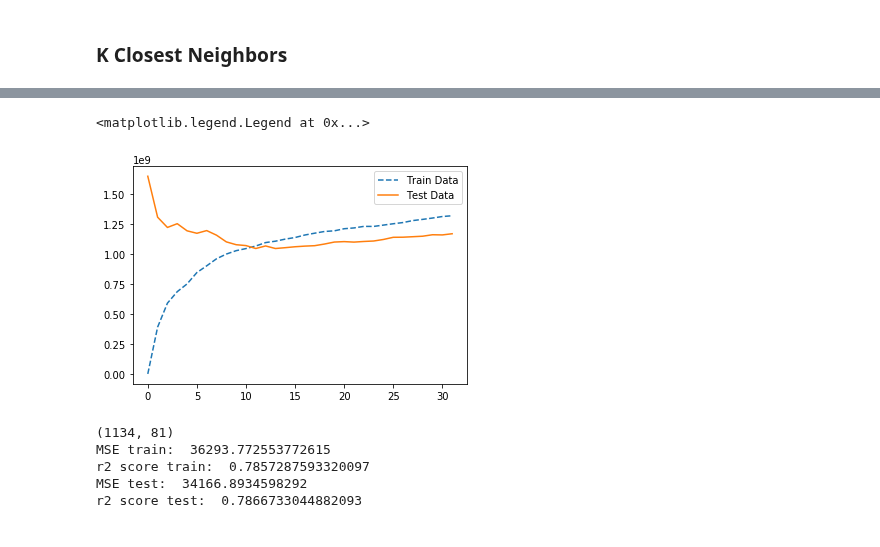
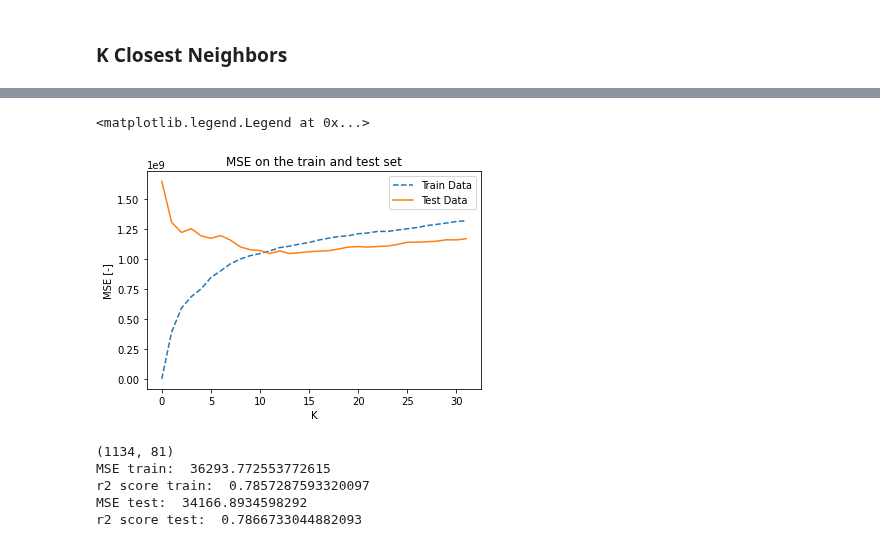
Before and after one commit to BenInTheBox/DataScienceInPractice, a Jupyter notebook: project/code.ipynb, the cells around one changed output, grey strips where cells are left out. Drawn from its saved outputs; the diff is of its cells as text; code cells hidden in the pictures.

```diff
--- a/project/code.ipynb
+++ b/project/code.ipynb
@@ -821,10 +816,13 @@ min_perf = np.min(mse_report, axis=1)
 # %%
 plt.plot(test_report[:, 0], "--", label = 'Train Data')
 plt.plot(test_report[:, 1], label = 'Test Data')
+plt.title('MSE on the train and test set')
+plt.xlabel('K')
+plt.ylabel('MSE [-]')
 plt.legend()
 # %% [output]
 <matplotlib.legend.Legend at 0x...>
-[figure, old version]
+[figure, new version]
 # %%
 king_parameter = 3
 print(train_input.shape)
```
Also changed, not shown: parts of 21 cells of this notebook.
